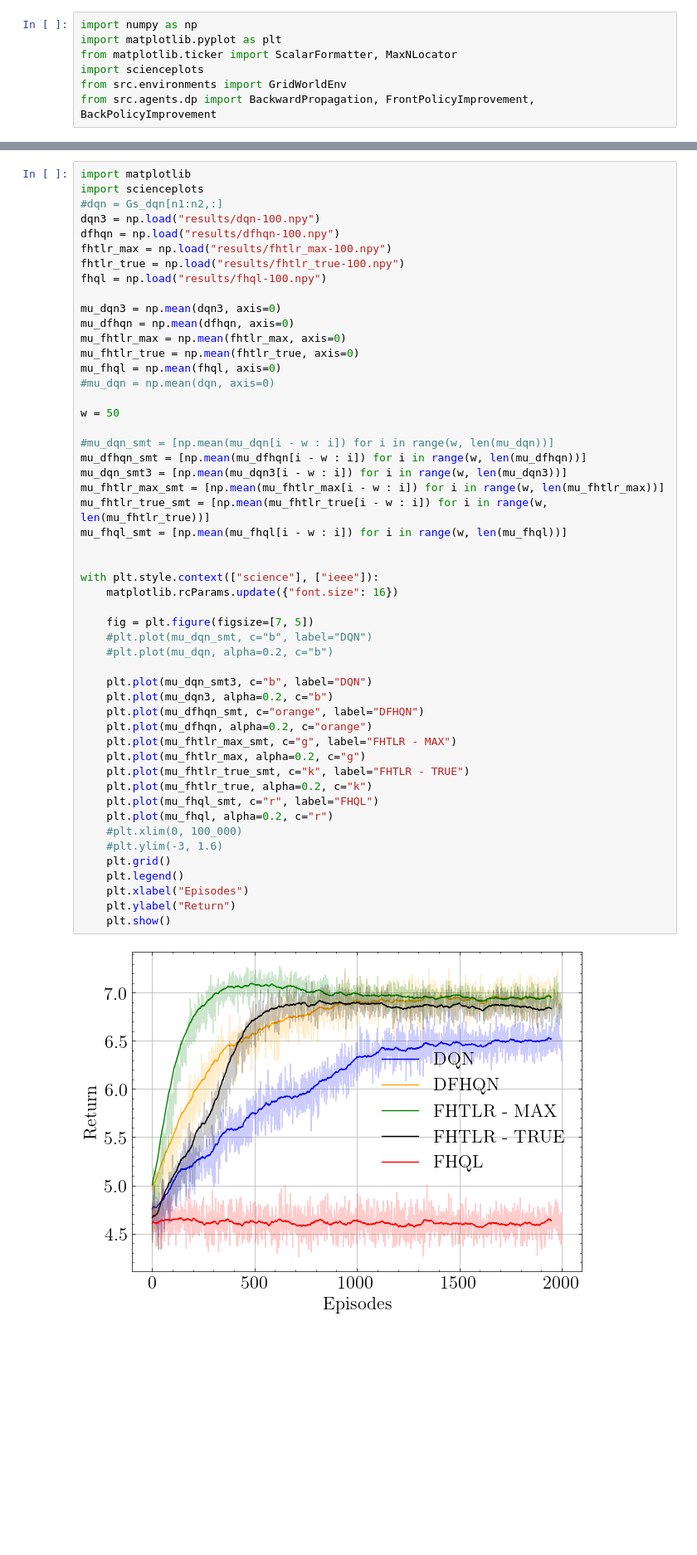
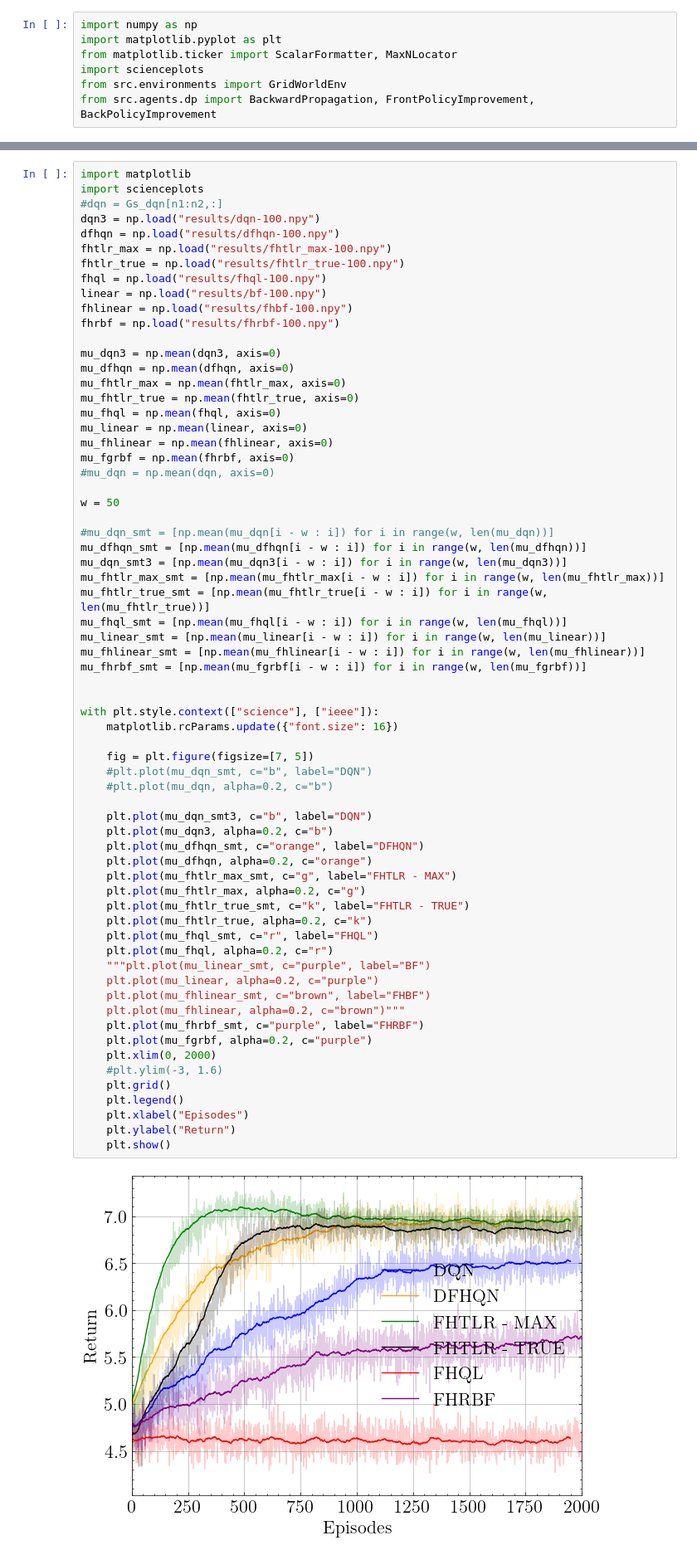
Before and after one commit to sergiorozada12/fhtlr-opt-learning, a Jupyter notebook: pruebas.ipynb, the cells around one changed output, grey strips where cells are left out. Shown at 83% size. Cells and saved outputs as stored; diff of their text form; blank space fills up the shorter version.

Commit message:
RBF y linear models

```diff
--- a/pruebas.ipynb
+++ b/pruebas.ipynb
@@ -23,12 +20,18 @@ dfhqn = np.load("results/dfhqn-100.npy")
 fhtlr_max = np.load("results/fhtlr_max-100.npy")
 fhtlr_true = np.load("results/fhtlr_true-100.npy")
 fhql = np.load("results/fhql-100.npy")
+linear = np.load("results/bf-100.npy")
+fhlinear = np.load("results/fhbf-100.npy")
+fhrbf = np.load("results/fhrbf-100.npy")
 
 mu_dqn3 = np.mean(dqn3, axis=0)
 mu_dfhqn = np.mean(dfhqn, axis=0)
 mu_fhtlr_max = np.mean(fhtlr_max, axis=0)
 mu_fhtlr_true = np.mean(fhtlr_true, axis=0)
 mu_fhql = np.mean(fhql, axis=0)
+mu_linear = np.mean(linear, axis=0)
+mu_fhlinear = np.mean(fhlinear, axis=0)
+mu_fgrbf = np.mean(fhrbf, axis=0)
 #mu_dqn = np.mean(dqn, axis=0)
 
 w = 50
@@ -38,35 +41,44 @@ mu_dfhqn_smt = [np.mean(mu_dfhqn[i - w : i]) for i in range(w, len(mu_dfhqn))]
 mu_dqn_smt3 = [np.mean(mu_dqn3[i - w : i]) for i in range(w, len(mu_dqn3))]
 mu_fhtlr_max_smt = [np.mean(mu_fhtlr_max[i - w : i]) for i in range(w, len(mu_fhtlr_max))]
 mu_fhtlr_true_smt = [np.mean(mu_fhtlr_true[i - w : i]) for i in range(w, len(mu_fhtlr_true))]
 mu_fhql_smt = [np.mean(mu_fhql[i - w : i]) for i in range(w, len(mu_fhql))]
+mu_linear_smt = [np.mean(mu_linear[i - w : i]) for i in range(w, len(mu_linear))]
+mu_fhlinear_smt = [np.mean(mu_fhlinear[i - w : i]) for i in range(w, len(mu_fhlinear))]
+mu_fhrbf_smt = [np.mean(mu_fgrbf[i - w : i]) for i in range(w, len(mu_fgrbf))]
 
 
 with plt.style.context(["science"], ["ieee"]):
     matplotlib.rcParams.update({"font.size": 16})
 
     fig = plt.figure(figsize=[7, 5])
     #plt.plot(mu_dqn_smt, c="b", label="DQN")
     #plt.plot(mu_dqn, alpha=0.2, c="b")
 
     plt.plot(mu_dqn_smt3, c="b", label="DQN")
     plt.plot(mu_dqn3, alpha=0.2, c="b")
     plt.plot(mu_dfhqn_smt, c="orange", label="DFHQN")
     plt.plot(mu_dfhqn, alpha=0.2, c="orange")
     plt.plot(mu_fhtlr_max_smt, c="g", label="FHTLR - MAX")
     plt.plot(mu_fhtlr_max, alpha=0.2, c="g")
     plt.plot(mu_fhtlr_true_smt, c="k", label="FHTLR - TRUE")
     plt.plot(mu_fhtlr_true, alpha=0.2, c="k")
     plt.plot(mu_fhql_smt, c="r", label="FHQL")
     plt.plot(mu_fhql, alpha=0.2, c="r")
-    #plt.xlim(0, 100_000)
+    """plt.plot(mu_linear_smt, c="purple", label="BF")
+    plt.plot(mu_linear, alpha=0.2, c="purple")
+    plt.plot(mu_fhlinear_smt, c="brown", label="FHBF")
+    plt.plot(mu_fhlinear, alpha=0.2, c="brown")"""
+    plt.plot(mu_fhrbf_smt, c="purple", label="FHRBF")
+    plt.plot(mu_fgrbf, alpha=0.2, c="purple")
+    plt.xlim(0, 2000)
     #plt.ylim(-3, 1.6)
     plt.grid()
     plt.legend()
     plt.xlabel("Episodes")
     plt.ylabel("Return")
     plt.show()
 # %% [output]
-[figure, old version]
+[figure, new version]
 # %%
 import matplotlib
 import scienceplots
```
Also changed, not shown: parts of 1 cell of this notebook, 10 other files.
